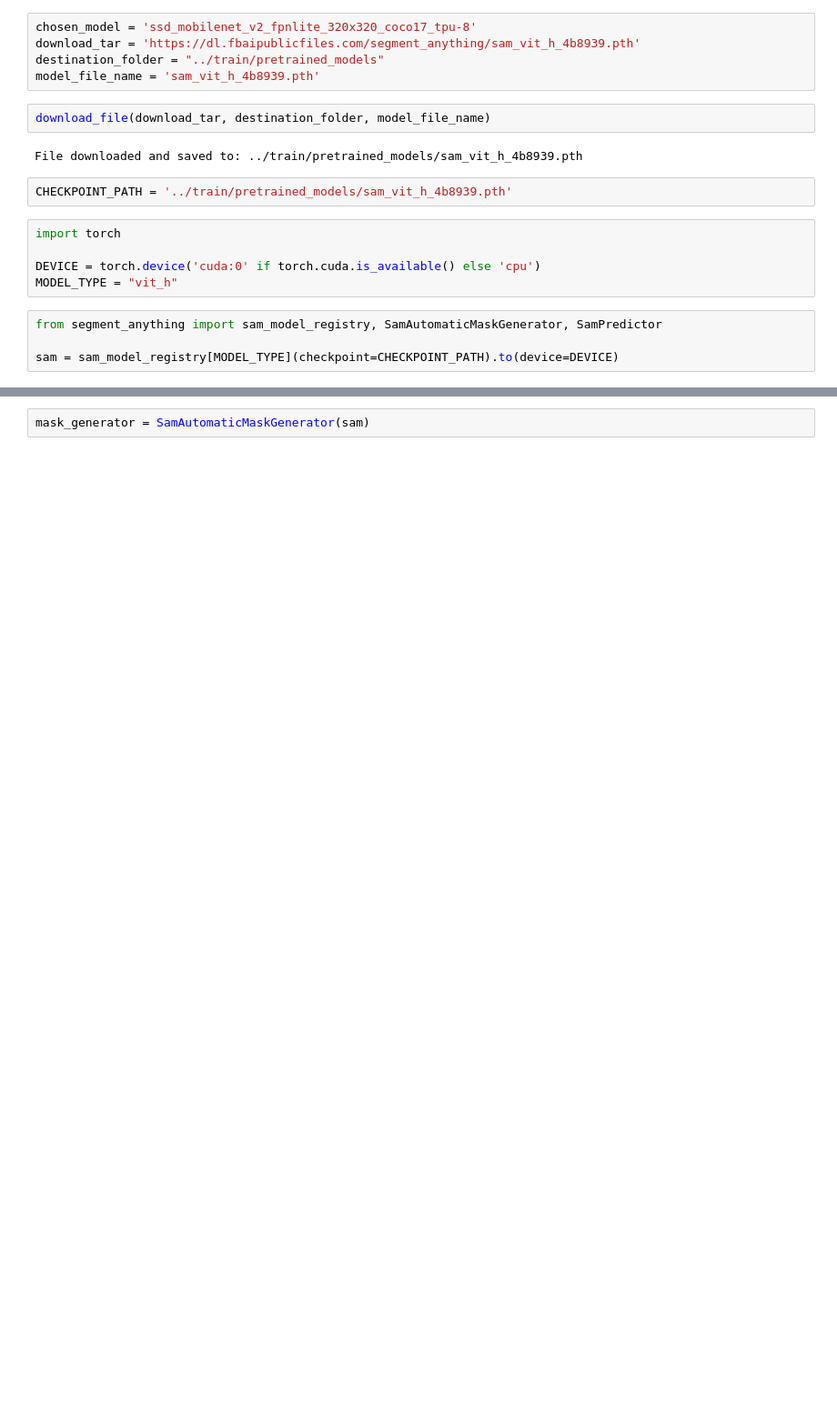
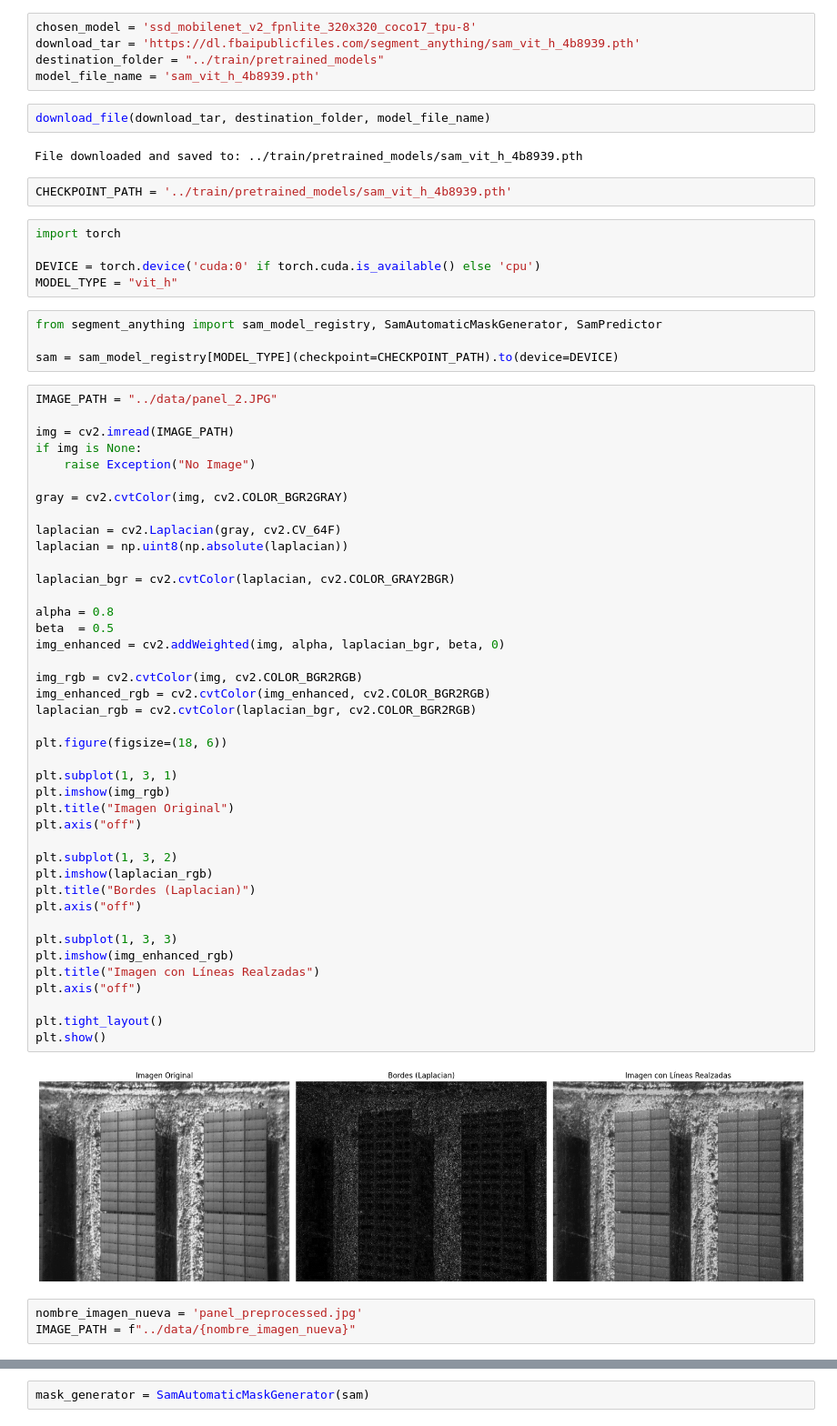
Before and after one commit to Computer-Vision-WSC/segment-anything-model, a Jupyter notebook: notebooks/test_sam.ipynb, the cells around one changed output, grey strips where cells are left out. Shown at 91% size. Drawn from its saved outputs; the diff is of its cells as text; blank space fills up the shorter version.

```diff
--- a/notebooks/test_sam.ipynb
+++ b/notebooks/test_sam.ipynb
@@ -34,3 +37,49 @@ MODEL_TYPE = "vit_h"
 from segment_anything import sam_model_registry, SamAutomaticMaskGenerator, SamPredictor
 
 sam = sam_model_registry[MODEL_TYPE](checkpoint=CHECKPOINT_PATH).to(device=DEVICE)
+# %%
+IMAGE_PATH = "../data/panel_2.JPG"
+
+img = cv2.imread(IMAGE_PATH)
+if img is None:
+    raise Exception("No Image")
+
+gray = cv2.cvtColor(img, cv2.COLOR_BGR2GRAY)
+
+laplacian = cv2.Laplacian(gray, cv2.CV_64F)
+laplacian = np.uint8(np.absolute(laplacian))
+
+laplacian_bgr = cv2.cvtColor(laplacian, cv2.COLOR_GRAY2BGR)
+
+alpha = 0.8
+beta  = 0.5
+img_enhanced = cv2.addWeighted(img, alpha, laplacian_bgr, beta, 0)
+
+img_rgb = cv2.cvtColor(img, cv2.COLOR_BGR2RGB)
+img_enhanced_rgb = cv2.cvtColor(img_enhanced, cv2.COLOR_BGR2RGB)
+laplacian_rgb = cv2.cvtColor(laplacian_bgr, cv2.COLOR_BGR2RGB)
+
+plt.figure(figsize=(18, 6))
+
+plt.subplot(1, 3, 1)
+plt.imshow(img_rgb)
+plt.title("Imagen Original")
+plt.axis("off")
+
+plt.subplot(1, 3, 2)
+plt.imshow(laplacian_rgb)
+plt.title("Bordes (Laplacian)")
+plt.axis("off")
+
+plt.subplot(1, 3, 3)
+plt.imshow(img_enhanced_rgb)
+plt.title("Imagen con Líneas Realzadas")
+plt.axis("off")
+
+plt.tight_layout()
+plt.show()
+# %% [output]
+[figure, added]
+# %%
+nombre_imagen_nueva = 'panel_preprocessed.jpg'
+IMAGE_PATH = f"../data/{nombre_imagen_nueva}"
```
Also changed, not shown: parts of 6 cells of this notebook, 1 other file.
